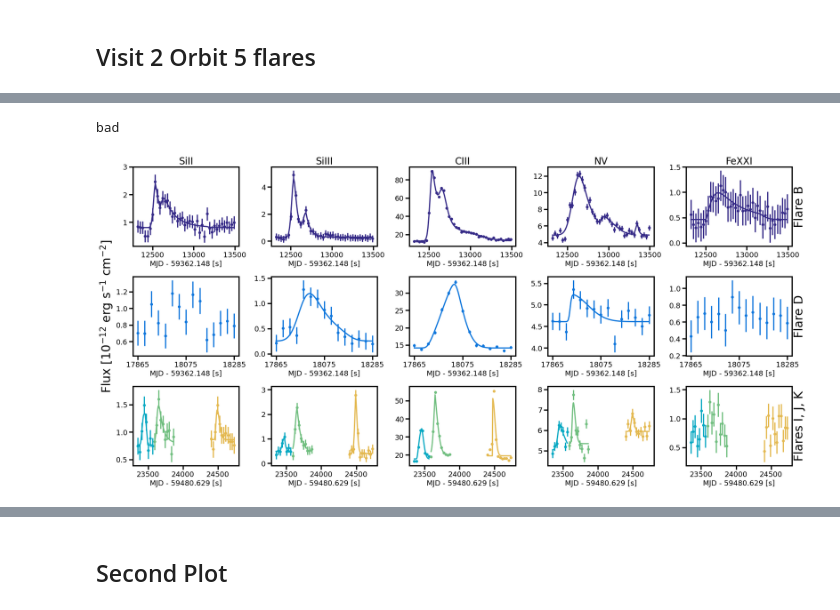
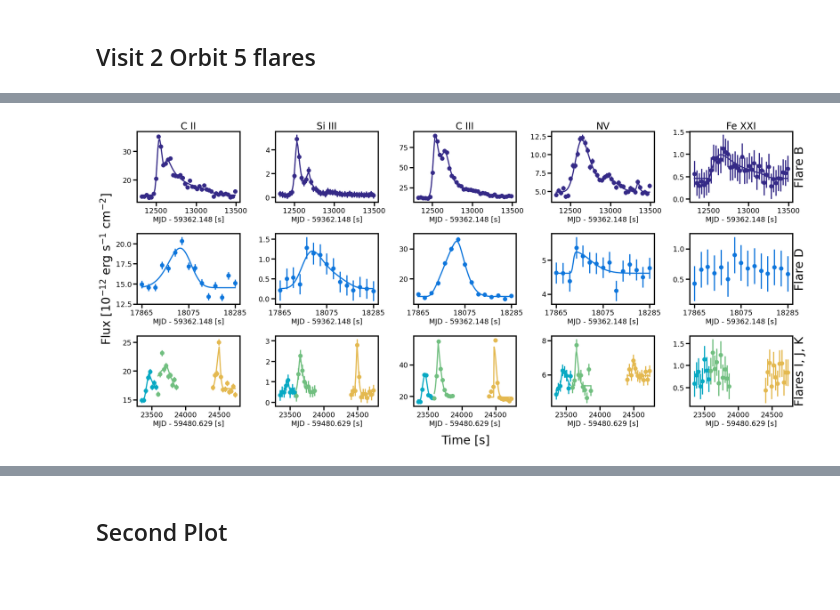
Before and after one commit to afeinstein20/cos_flares, a Jupyter notebook: notebooks/flare_analysis.ipynb, the cells around one changed output, grey strips where cells are left out. Drawn from its saved outputs; the diff is of its cells as text; code cells hidden in the pictures; blank space fills up the shorter version.

```diff
--- a/notebooks/flare_analysis.ipynb
+++ b/notebooks/flare_analysis.ipynb
@@ -624,7 +621,8 @@ for ion in ions:
                             amp=amp/scaling*10, t0=t0+300, rise=rise, decay=decay,
                             x=upsample.value, y=finterp(upsample),
                             yerr=einterp(upsample))
-    elif ion == 'SiII':
+    elif ion == 'CII_11':
+        t0[1]-=100
         out = fwc.fit_flare(ion=ion, mask=mask, model='convolved',
                             eta=t0[:2]-20, omega=np.full(2,50),
                             alpha=np.full(2,50),
@@ -670,7 +668,7 @@ for j in [3,-4,-3,-1]:
 
         upsample = np.linspace(fwc.time[mask].min(), fwc.time[mask].max(), 100)
 
-        if ion != 'CIII':
+        if 'CII' not in ion:
             finterp = interp1d(fwc.time[mask], fwc.width_table[ion][mask]/1e-12)
             einterp = interp1d(fwc.time[mask], fwc.error_table[ion][mask]/1e-12)
             scaling=1e-12
@@ -702,16 +700,14 @@ for j in [3,-4,-3,-1]:
                             yerr=einterp(upsample))
             plt.plot(upsample, out[-2], '--', color='yellow')
             plt.plot(upsample, out[-1].best_fit, '--', color='green')
-            print(out[-1].chisqr)
 
         if out[-1].chisqr > 3:
-            print(t0[:1])
             out = fwc.fit_flare(ion=ion, mask=mask,  model='skewed gaussian',
                             eta=t0[:1]-20, omega=[10], alpha=[20], offset=1,
                             amp=amp[:1]/scaling*10, t0=t0[:1]-20, rise=[5], decay=[50],
                             x=upsample.value, y=finterp(upsample),
                             yerr=einterp(upsample))
-            plt.plot(upsample, out[-2], '--', color='blue')
+            #plt.plot(upsample, out[-2], '--', color='blue')
             plt.plot(upsample, out[-1].best_fit, '--', color='red')
 
         temp_f.append(out)
@@ -735,13 +731,3 @@ for j in [3,-4,-3,-1]:
-# %%
-oot = np.nansum(f_int, axis=0)==0
-qlines = []
-for ion in ions:
-    ngauss = fwc.line_table[fwc.line_table['ion']==ion]['ngauss'].value[0] + 0
-    args = fwc.model_line_shape(ion=ion,
-                                mask=oot,
-                                ngauss=ngauss,
-                                ext=50)
-    qlines.append(args)
 # %%
 def duration(zeroed, time):
     med = np.nanmedian(zeroed)
@@ -781,6 +767,8 @@ faxes = [ax1,ax3,ax5,ax9,ax7]
 bigax = [ax01,ax03,ax05,ax09,ax07]
 dax = [ax11,ax33,ax55,ax99,ax77]
 #laxes = [ax2,ax4,ax6,ax8]
+
+titles=['C II', 'Si III', 'C III', 'N V', 'Fe XXI']
 
 if COLOR == 'k':
     ion_colors = parula[np.linspace(0,200,5,dtype=int)]
@@ -814,7 +802,7 @@ for n in range(len(fmodels_25)+1):
 
         if n == 0:
 
-            if ions[i] != 'CIII':
+            if 'CIII' not in ions[i]:
                 bigax[i].plot(fmodels[n][i][0],
                           fmodels[n][i][-1].best_fit,#/1e12,
                           c=ion_colors[x], lw=3)
@@ -827,14 +815,11 @@ for n in range(len(fmodels_25)+1):
                 fm = fmodels[n][i][-1].best_fit*10#/1e11
 
             bigax[i].errorbar(fwc.time[mask].value,
-                                  fwc.width_table[ions[i]][mask]/1e-12,
-                                  yerr=fwc.error_table[ions[i]][mask].value/1e-12/2,
-                                  c=ion_colors[x], linestyle='', lw=3, marker='o')
+                              fwc.width_table[ions[i]][mask]/1e-12,
+                              yerr=fwc.error_table[ions[i]][mask].value/1e-12/2,
+                              c=ion_colors[x], linestyle='', lw=3, marker='o', ms=10)
 
-            bigax[i].set_title(ions[i], fontsize=24)
-
-            if i == 0:
-                bigax[i].set_yticks([1,2,3])
+            bigax[i].set_title(titles[i], fontsize=24)
 
             if i == 3:
                 bigax[i].set_title('NV', fontsize=24)
@@ -861,12 +846,12 @@ for n in range(len(fmodels_25)+1):
 
             xx[i].errorbar(fwc.time[mask].value-toffset,
                               fwc.width_table[ions[i]][mask]/1e-12,
-                              yerr=fwc.error_table[ions[i]][mask]/1e-12/3,
-                              c=ion_colors[x], linestyle='', lw=3, marker='o')
+                              yerr=fwc.error_table[ions[i]][mask]/1e-12/2,
+                              c=ion_colors[x], linestyle='', lw=3, marker='o',ms=10)
 
             if ions[i] != 'FeXXI':
-                if ions[i] != 'CIII':
-                    if n == 1 and ions[i] == 'SiII':
+                if 'CII' not in ions[i]:
+                    if n == 1 and ions[i] == 'CII_11':
                         print('bad')
                         pass
                     else:
@@ -882,43 +867,38 @@ for n in range(len(fmodels_25)+1):
 
 
             zeroed = fm - np.nanmin(fm)
             e = np.trapz(zeroed*units.erg/units.s/units.cm**2,
                           x=fmodels_25[n-1][i][0]*units.s)*4*np.pi*distance**2
 
             _,d = fwc.measure_flare_params(qmask=qmask, fmask=mask, d=distance,
                                            flux=fwc.width_table[ions[i]])
-            #if n > 1:
-            #    xx[i].set_xticks(np.array([10260120, 10260620, 10261120, 10261620]))
-            #    xx[i].set_xticklabels(np.array([10260120, 10260620, 10261120, 10261620])-10260000)
 
 
             if n == 2:# and i == 2:
                 xx[i].set_xlabel('MJD - 59480.629 [s]')
+            if ions[i]=='CII_11' and n==2:
+                xx[i].set_yticks([15,20,25])
             if n == 1:# and i == 2:
                 xx[i].set_xlabel('MJD - 59362.148 [s]')
                 xx[i].set_xticks(np.linspace(fmodels_25[n-1][i][0][0]-toffset,
                                          fmodels_25[n-1][i][0][-1]-toffset,3))
-            #else:
-            #    xx[i].set_xlabel('MJD - 9362.148 [s]')
+
             xx[i].set_rasterized(True)
-
-
 
         tempe.append(e.value)
         tempd.append(d.value)
 
 
     x += 1
     energies.append(tempe)
     durations.append(tempd)
 
 
-ax11.set_ylabel('Flux [10$^{-12}$ erg s$^{-1}$ cm$^{-2}$]', fontsize=30)
-
+ax11.set_ylabel('Flux [10$^{-12}$ erg s$^{-1}$ cm$^{-2}$]', fontsize=30, x=-0.2)
+ax5.text(s='Time [s]', fontsize=30, x=23700, y=-10)
 
 plt.subplots_adjust(wspace=0.)
-plt.savefig('/Users/arcticfox/Documents/AUMic/paper/models.pdf', rasterize=True,
-            dpi=300, bbox_inches='tight')#, transparent=True)
+#plt.savefig('/Users/arcticfox/Documents/AUMic/paper/models.pdf', rasterize=True,
+#            dpi=300, bbox_inches='tight')#, transparent=True)
 # %% [output]
-bad
-[figure, old version]
+[figure, new version]
```
Also changed, not shown: parts of 15 cells of this notebook, 2 other files.
